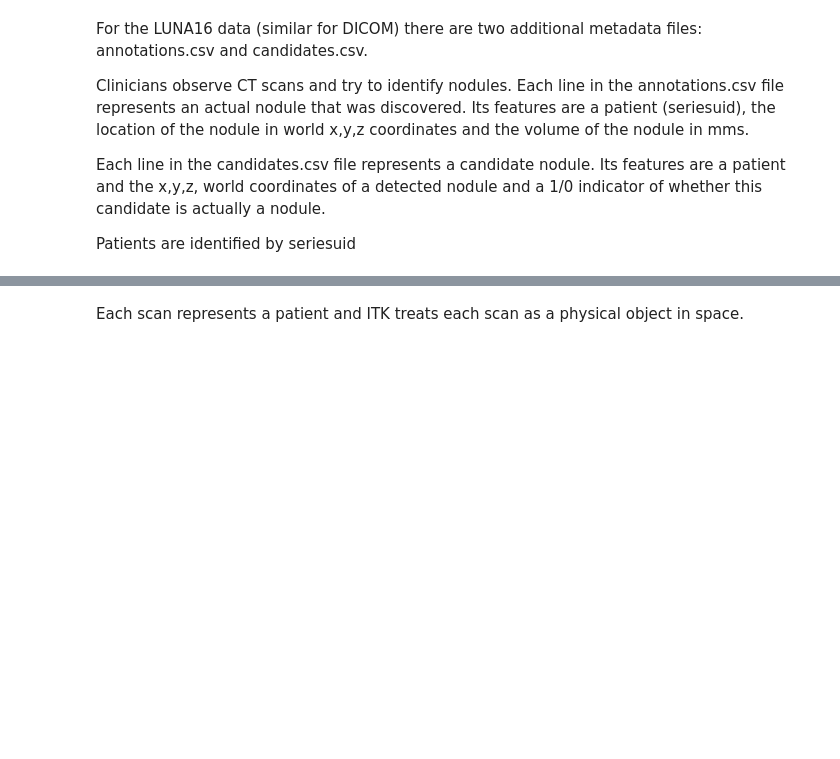
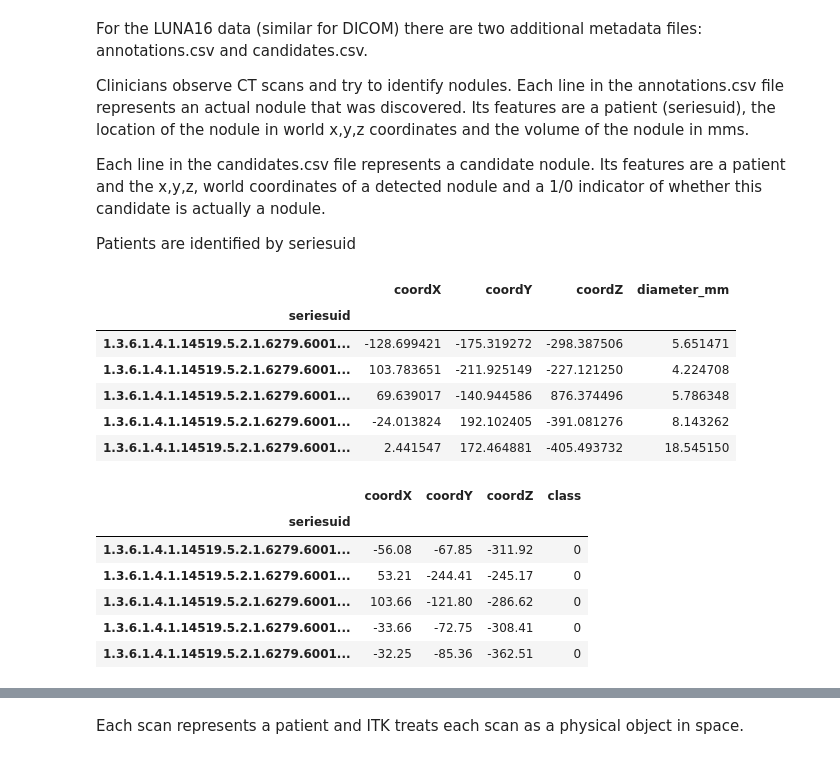
Before and after one commit to johncleveland/albead02.0, a Jupyter notebook: EE_II/explore.ipynb, the cells around one changed output, grey strips where cells are left out. Cells and saved outputs as stored; diff of their text form; code cells hidden in the pictures; blank space fills up the shorter version.

Commit message:
redid index and renaming

```diff
--- a/E&E/explore-Copy1.ipynb
+++ b/EE_II/explore.ipynb
@@ -101,3 +100,24 @@ def readCSV(filename):
 def get_name(exp):
     r=re.compile(r'\.mhd$')
     return r.sub('',exp)
+# %%
+df_a =pd.read_csv(ann_path,index_col='seriesuid')
+df_c =pd.read_csv(cand_path,index_col='seriesuid')
+
+df_a.head()
+df_c.head()
+# %% [output]
+|  | coordX | coordY | coordZ | diameter_mm |
+| seriesuid |  |  |  |  |
+| 1.3.6.1.4.1.14519.5.2.1.6279.6001... | -128.699421 | -175.319272 | -298.387506 | 5.651471 |
+| 1.3.6.1.4.1.14519.5.2.1.6279.6001... | 103.783651 | -211.925149 | -227.121250 | 4.224708 |
+| 1.3.6.1.4.1.14519.5.2.1.6279.6001... | 69.639017 | -140.944586 | 876.374496 | 5.786348 |
+| 1.3.6.1.4.1.14519.5.2.1.6279.6001... | -24.013824 | 192.102405 | -391.081276 | 8.143262 |
+| 1.3.6.1.4.1.14519.5.2.1.6279.6001... | 2.441547 | 172.464881 | -405.493732 | 18.545150 |
+|  | coordX | coordY | coordZ | class |
+| seriesuid |  |  |  |  |
+| 1.3.6.1.4.1.14519.5.2.1.6279.6001... | -56.08 | -67.85 | -311.92 | 0 |
+| 1.3.6.1.4.1.14519.5.2.1.6279.6001... | 53.21 | -244.41 | -245.17 | 0 |
+| 1.3.6.1.4.1.14519.5.2.1.6279.6001... | 103.66 | -121.80 | -286.62 | 0 |
+| 1.3.6.1.4.1.14519.5.2.1.6279.6001... | -33.66 | -72.75 | -308.41 | 0 |
+| 1.3.6.1.4.1.14519.5.2.1.6279.6001... | -32.25 | -85.36 | -362.51 | 0 |
```
Also changed, not shown: parts of 23 cells of this notebook, 12 other files.
